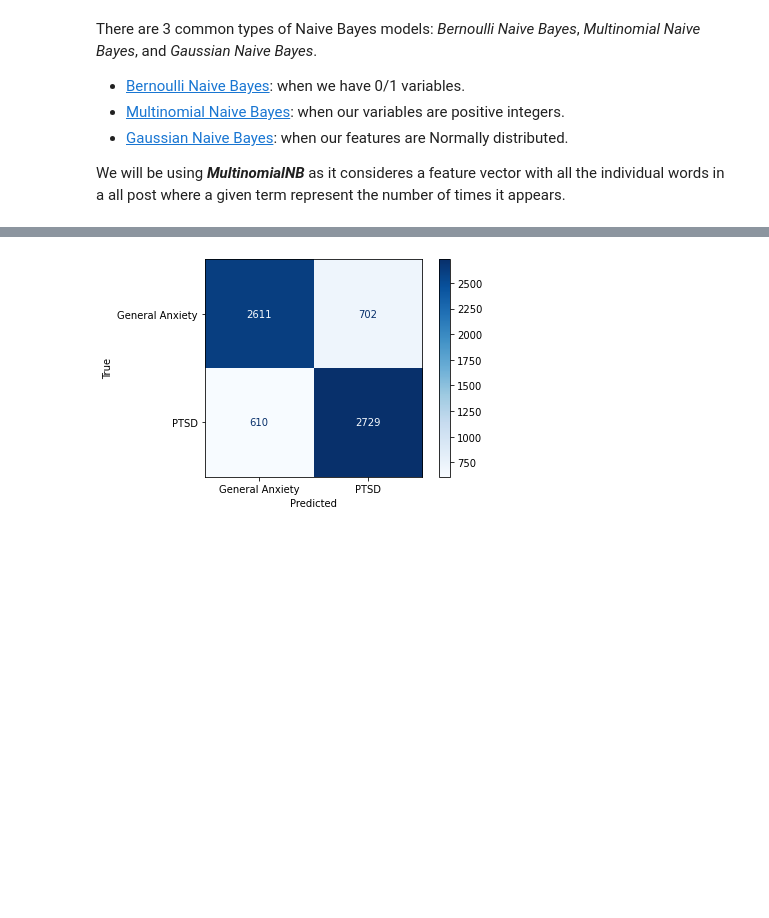
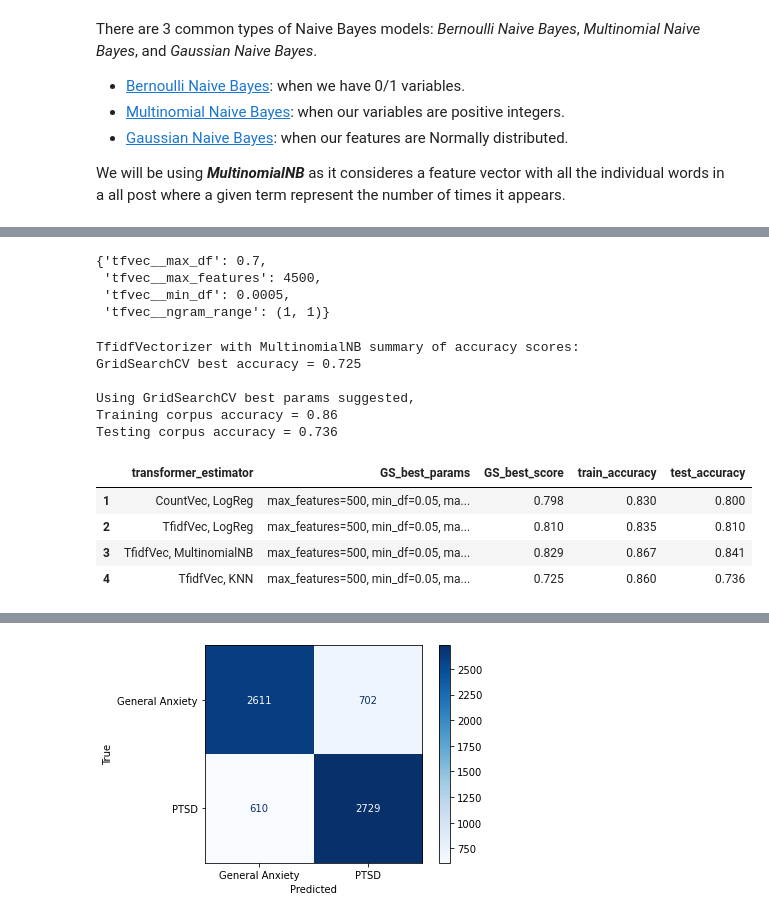
Before and after one commit to msamhz/GA-Lessons, a Jupyter notebook: project_3/Codes/MultinomialNB_Model.ipynb, the cells around one changed output, grey strips where cells are left out. Saved outputs shown, nothing was run; the diff lists cells and outputs as text; code cells hidden in the pictures; blank space fills up the shorter version.

```diff
--- a/project_3/Codes/MultinomialNB_Model.ipynb
+++ b/project_3/Codes/MultinomialNB_Model.ipynb
@@ -787,0 +846,15 @@ Testing corpus accuracy = 0.853
+# %%
+# creating parameters for GridSearch SV using hyperparameters as shown below
+pipe4_params = {'tfvec__max_features': [3500,4500,5500],
+                'tfvec__min_df': [0.0005, 0.001],
+                'tfvec__max_df': [0.7,0.8],
+                'tfvec__ngram_range': [(1,1),(1,2)]
+}
+# %%
+# Creatingg GridSeachCV using pipeline: pipe3 and params_grid:  pipe3_params
+
+gs_pipe4 = GridSearchCV(pipe4, param_grid=pipe4_params, cv=5)
+# %%
+# Fitting GridSearchCV with CountVectorizer transformer on X_train and y_train.
+
+gs_pipe4.fit(X_train, y_train)
@@ -788,3 +879,44 @@ Testing corpus accuracy = 0.853
+# %%
+# Get best parameters using MultinomialNB and TfidfVectorizer
+
+gs_pipe4.best_params_
+# %% [output]
+{'tfvec__max_df': 0.7,
+ 'tfvec__max_features': 4500,
+ 'tfvec__min_df': 0.0005,
+ 'tfvec__ngram_range': (1, 1)}
+# %%
+# Summary scores of TfidfVectorizer and MultinomialNB.
+
+print("TfidfVectorizer with MultinomialNB summary of accuracy scores:")
+print(f"GridSearchCV best accuracy = {round(gs_pipe4.best_score_, 3)}")
+print("\nUsing GridSearchCV best params suggested,")
+print(f"Training corpus accuracy = {round(gs_pipe4.score(X_train, y_train), 3)}")
+print(f"Testing corpus accuracy = {round(gs_pipe4.score(X_test, y_test), 3)}")
+# %% [output]
+TfidfVectorizer with MultinomialNB summary of accuracy scores:
+GridSearchCV best accuracy = 0.725
+
+Using GridSearchCV best params suggested,
+Training corpus accuracy = 0.86
+Testing corpus accuracy = 0.736
+# %%
+# adding summary
+
+summary_df.loc[4] = ['TfidfVec, KNN',
+                     'max_features=500, min_df=0.05, max_df=0.8, ngram_range=(1,1)',
+                     round(gs_pipe4.best_score_, 3),
+                     round(gs_pipe4.score(X_train, y_train), 3),
+                     round(gs_pipe4.score(X_test, y_test), 3)
+                    ]
+# %%
+summary_df
+# %% [output]
+|  | transformer_estimator | GS_best_params | GS_best_score | train_accuracy | test_accuracy |
+| 1 | CountVec, LogReg | max_features=500, min_df=0.05, ma... | 0.798 | 0.830 | 0.800 |
+| 2 | TfidfVec, LogReg | max_features=500, min_df=0.05, ma... | 0.810 | 0.835 | 0.810 |
+| 3 | TfidfVec, MultinomialNB | max_features=500, min_df=0.05, ma... | 0.829 | 0.867 | 0.841 |
+| 4 | TfidfVec, KNN | max_features=500, min_df=0.05, ma... | 0.725 | 0.860 | 0.736 |
 # %%
 =
 # %% [output]
```
Also changed, not shown: parts of 36 cells of this notebook, 2 other files.
